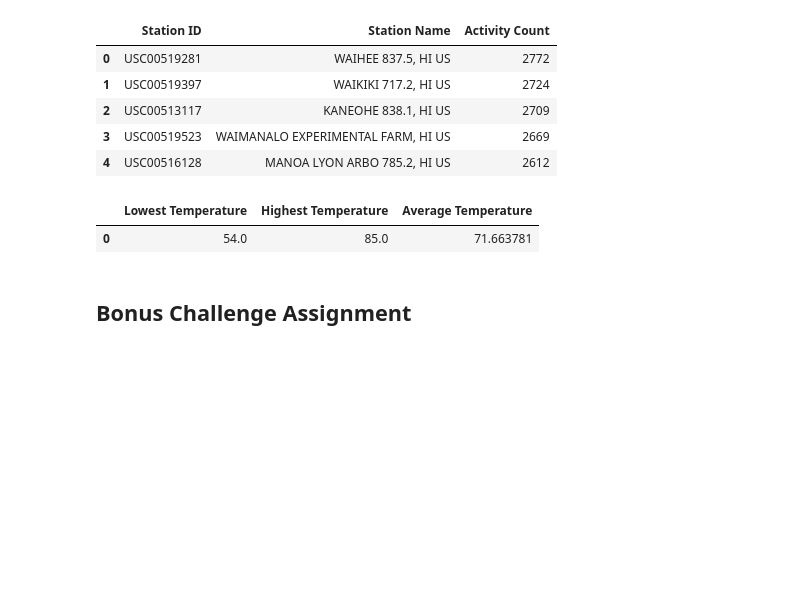
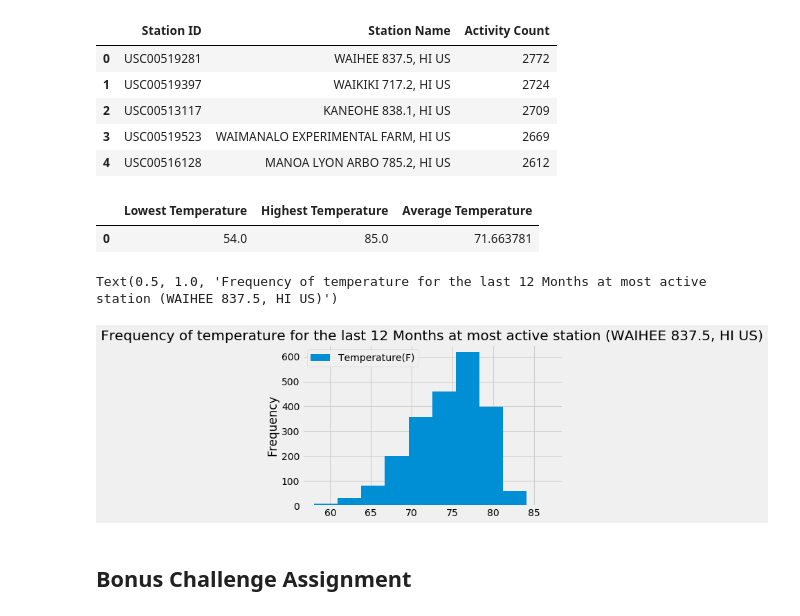
Before and after one commit to abordetskiy/Hawaii-Climate-Data-SQL-Integration, a Jupyter notebook: sqlalchemy-challenge.ipynb, the cells around one changed output. Drawn from its saved outputs; the diff is of its cells as text; code cells hidden in the pictures; blank space fills up the shorter version.

Commit message:
feat: add most active station tobs histogram

```diff
--- a/sqlalchemy-challenge.ipynb
+++ b/sqlalchemy-challenge.ipynb
@@ -146,6 +146,16 @@ MostActiveStationStats_df
 # %%
 # Choose the station with the highest number of temperature observations.
 # Query the last 12 months of temperature observation data for this station and plot the results as a histogram
+MostActiveStationTemps = mySession.query(Measurement_Table.tobs).\
+    filter(Measurement_Table.station == Station_Table.station).filter(Measurement_Table.date > DatePrior12Mo)
+# assigns tuple to DataFrame for cleaner output display
+MostActiveStationTemps_df = pd.DataFrame(MostActiveStationTemps,columns = ["Temperature(F)"])
+# plot the histogram of temperature data with proper title and proper formatting
+MostActiveStationTemps_df.plot(kind='hist')
+plt.title(f"Frequency of Temperature for the last 12 Months at Most Active Station ({StationCounts[0][1]})")
+# %% [output]
+Text(0.5, 1.0, 'Frequency of temperature for the last 12 Months at most active station (WAIHEE 837.5, HI US)')
+[figure, added]
 # %% [markdown]
 ## Bonus Challenge Assignment
 # %%
```
Also changed, not shown: parts of 1 cell of this notebook.
